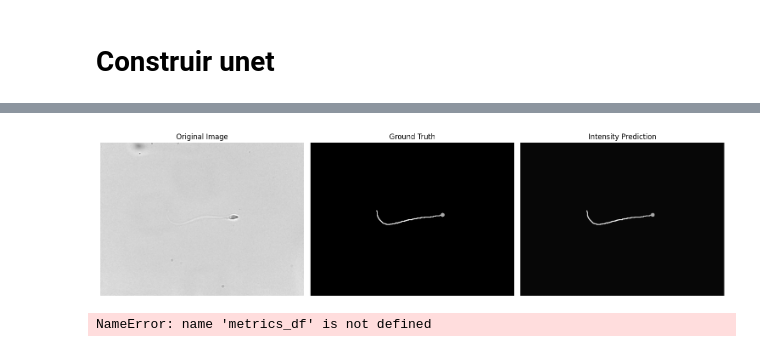
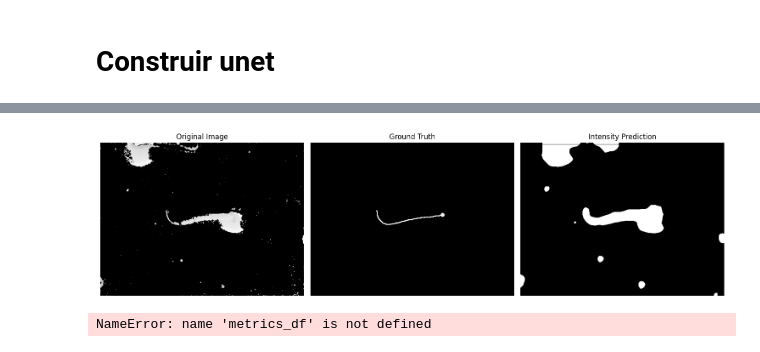
Before and after one commit to AndresBrie/asdf, a Jupyter notebook: unet-2d-3d.ipynb, the cells around one changed output, grey strips where cells are left out. Drawn from its saved outputs; the diff is of its cells as text; code cells hidden in the pictures.

Commit message:
Kaggle Notebook | unet-2D-3D | Produces giant blob instead of thin line

```diff
--- a/unet-2d-3d.ipynb
+++ b/unet-2d-3d.ipynb
@@ -6,8 +6,9 @@ import numpy as np
 import matplotlib.pyplot as plt
 
 bright_path = '/kaggle/input/sperm3d-centerlinefromfocalplane/bright_field'
-hue_path    = '/kaggle/input/sperm3d-centerlinefromfocalplane/height_map'
+hue_path    = '/kaggle/input/sperm3d-centerlinefromfocalplane/hue_stack'
 #value_path  = '/kaggle/input/sperm-z-color-plane-20/DL-Color/value'
+centerline_path    = '/kaggle/input/sperm3d-centerlinefromfocalplane/centerline_map'
 
 
 image_name = sorted(os.listdir(bright_path))
@@ -78,7 +79,9 @@ def double_conv_block(x, n_filters):
     # Conv2D then ReLU activation
     #x = layers.Conv2D(n_filters, 3, padding="same", activation="relu", kernel_initializer="he_normal")(x)
     # Conv2D then ReLU activation
-    x = layers.Conv2D(n_filters, 2, padding="same", activation=tf.keras.layers.LeakyReLU(negative_slope=0.1), kernel_initializer="he_normal")(x)
+    x = layers.Conv2D(n_filters, 3, padding="same", activation=tf.keras.layers.LeakyReLU(negative_slope=0.1), kernel_initializer="he_normal")(x)
+    #x = layers.Conv2D(n_filters, 3, padding="same", activation=tf.keras.layers.LeakyReLU(negative_slope=0.1), kernel_initializer="he_normal")(x)
+    #x = layers.Conv2D(n_filters, 3, padding="same", activation=tf.keras.layers.LeakyReLU(negative_slope=0.1), kernel_initializer="he_normal")(x)
     return x
 
 def downsample_block(x, n_filters):
@@ -128,7 +131,7 @@ def build_unet_model():
     u9 = upsample_block(u8, f1, n_filters_first)
 
     # outputs
-    outputs = layers.Conv2D(1, 1, padding="same", activation="linear")(u9)
+    outputs = layers.Conv2D(1, 1, padding="same", activation="sigmoid")(u9)
 
     # U-Net model with TensorFlow's Functional API
     unet_model = tf.keras.Model(inputs, outputs, name="U-Net")
@@ -154,6 +157,14 @@ model_checkpoint_callback = tf.keras.callbacks.ModelCheckpoint(
 )
 
 
+def weighted_mae(y_true, y_pred):
+    """
+    MAE where non-zero pixels are weighted by 1000, zeros (background) by 1.
+    """
+    weights = tf.where(tf.not_equal(y_true, 0), 50.0, 1.0)
+    error = tf.abs(y_true - y_pred)
+    weighted_error = weights * error
+    return tf.reduce_mean(weighted_error)
 
 m = tf.keras.metrics.MeanIoU(num_classes=2)
 
@@ -188,8 +199,8 @@ def SSIMLoss(y_true, y_pred):
 
 # Add the Dice coefficient metric to your model compilation
 unet_model.compile(tf.keras.optimizers.Adam(learning_rate=0.004),
-              loss="mae")#dice_loss_2D,#SSIMLoss,#tf.keras.losses.BinaryCrossentropy(),
-              #metrics=["mae"])
+              loss=weighted_mae,metrics=["mae"])#tf.keras.losses.BinaryCrossentropy(),
+
 
 unet_model.summary()
 # %% [output]
@@ -249,7 +260,7 @@ start_time = time.time()
 unet_model.fit(
     train_generator,
     steps_per_epoch=int(np.floor(len(train_name) / batch_size)),
-    epochs=10,
+    epochs=50,
     validation_data=validation_generator,
     validation_steps=int(np.floor(len(valid_name) / batch_size)),
     callbacks=[model_checkpoint_callback,early_stopping_callback]#,reduce_lr_callback]
@@ -296,10 +307,14 @@ Training time: 3.2612334847450257 min
 # %%
 
 # Load your single image
-source_img = io.imread(os.path.join(bright_path, image_name[20]))/255
-target_img = io.imread(os.path.join(hue_path, image_name[20]))/255
-if len(source_img.shape) == 2:
-    source_img = source_img[..., np.newaxis]
+source_img = io.imread(os.path.join(hue_path, image_name[20]))/255
+target_img = io.imread(os.path.join(centerline_path, image_name[20]))/255
+
+
+#source_img = io.imread(os.path.join(bright_path, image_name[20]))/255
+#target_img = io.imread(os.path.join(hue_path, image_name[20]))/255
+#if len(source_img.shape) == 2:
+#    source_img = source_img[..., np.newaxis]
 
 
 # Create a batch
@@ -311,7 +326,7 @@ batch_y = np.array([target_img], dtype=np.float32)
 
 
 # Generate prediction
-prediction = unet_model.predict(batch_y)
+prediction = unet_model.predict(batch_x)
 
 # Expand dimensions for prediction
 
@@ -325,7 +340,7 @@ axs[0].set_title("Original Image")
 axs[0].axis("off")
 
 # Ground Truth
-axs[1].imshow(batch_y[0], cmap="gray")
+axs[1].imshow(batch_y[0], cmap="jet")
 axs[1].set_title("Ground Truth")
 #plt.colorbar(plt.cm.ScalarMappable(cmap="gray"), ax=axs[1], orientation='vertical')
 
@@ -334,7 +349,7 @@ axs[1].axis("off")
 # Prediction
 #print(prediction[0])
 pred=prediction[0][5]=0
-axs[2].imshow(prediction[0], cmap="gray")
+axs[2].imshow(prediction[0], cmap="jet")
 axs[2].set_title("Intensity Prediction")
 #plt.colorbar(plt.cm.ScalarMappable(cmap="gray"), ax=axs[2], orientation='vertical')
 axs[2].axis("off")
@@ -342,5 +357,4 @@ axs[2].axis("off")
 
 plt.tight_layout()
 plt.show()
-import numpy as np
 # %% [output]
@@ -348,4 +362,4 @@ import numpy as np
-[figure, old version]
+[figure, new version]
 # %%
 # Optionally, save the metrics DataFrame to a CSV file
 metrics_df.to_csv('training_metrics.csv', index=False)
```
Also changed, not shown: parts of 7 cells of this notebook.
